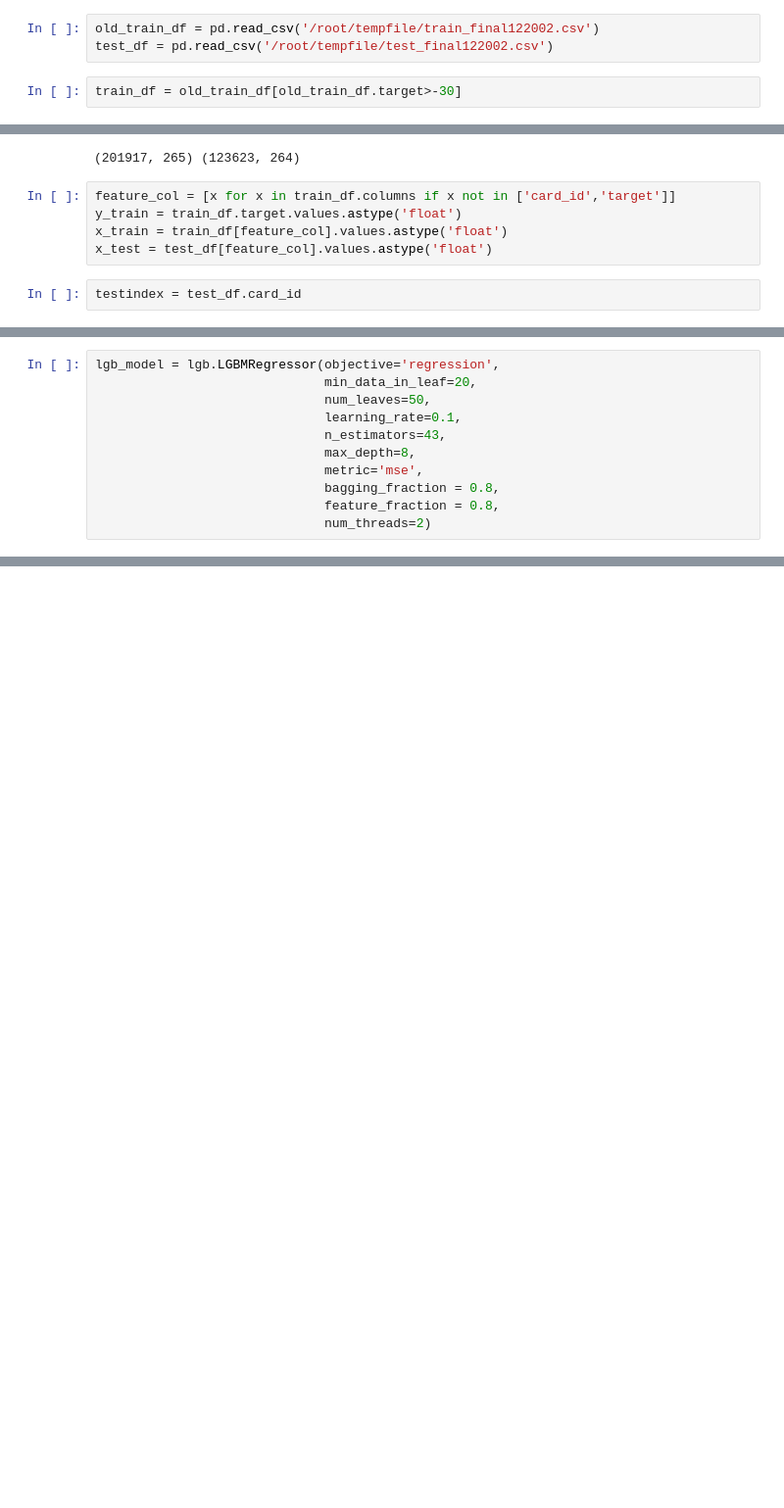
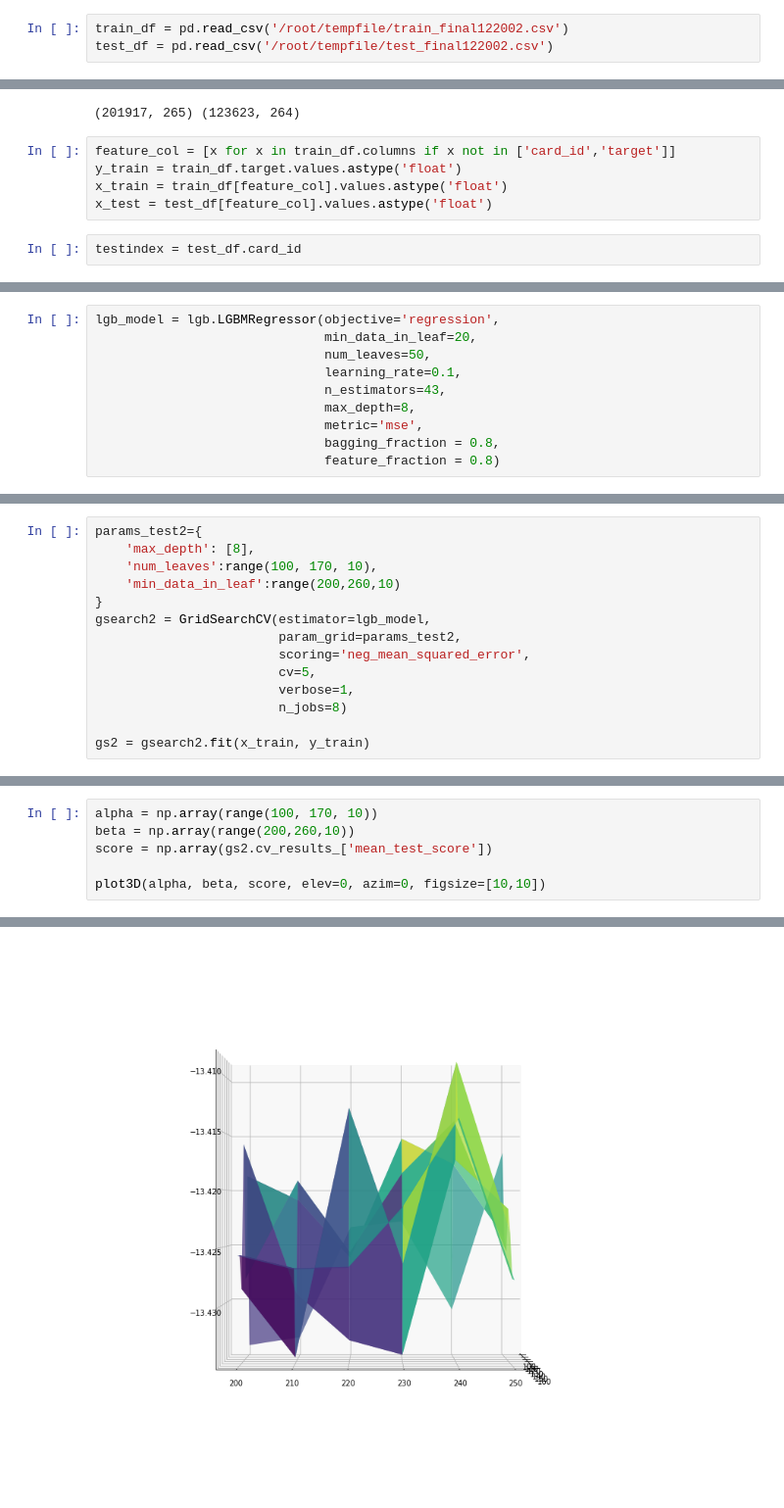
Before and after one commit to chamhoo/elo, a Jupyter notebook: Notebook/train_5.ipynb, the cells around one changed output, grey strips where cells are left out. Shown: that part at 98% size. Drawn from its saved outputs; the diff is of its cells as text; blank space fills up the shorter version.

```diff
--- a/Notebook/train_5.ipynb
+++ b/Notebook/train_5.ipynb
@@ -9,6 +18,4 @@ from sklearn.model_selection import train_test_split
 # %%
-old_train_df = pd.read_csv('/root/tempfile/train_final122002.csv')
+train_df = pd.read_csv('/root/tempfile/train_final122002.csv')
 test_df = pd.read_csv('/root/tempfile/test_final122002.csv')
-# %%
-train_df = old_train_df[old_train_df.target>-30]
 # %%
@@ -33,7 +40,6 @@ lgb_model = lgb.LGBMRegressor(objective='regression',
                               max_depth=8,
                               metric='mse',
                               bagging_fraction = 0.8,
-                              feature_fraction = 0.8,
-                              num_threads=2)
+                              feature_fraction = 0.8)
 # %%
 params_test1={
@@ -63,0 +66,14 @@ print(gs1.best_params_, gs1.best_score_)
+# %%
+params_test2={
+    'max_depth': [8],
+    'num_leaves':range(100, 170, 10),
+    'min_data_in_leaf':range(200,260,10)
+}
+gsearch2 = GridSearchCV(estimator=lgb_model,
+                        param_grid=params_test2,
+                        scoring='neg_mean_squared_error',
+                        cv=5,
+                        verbose=1,
+                        n_jobs=8)
+
+gs2 = gsearch2.fit(x_train, y_train)
@@ -63,0 +90,7 @@ print(gs1.best_params_, gs1.best_score_)
+# %%
+alpha = np.array(range(100, 170, 10))
+beta = np.array(range(200,260,10))
+score = np.array(gs2.cv_results_['mean_test_score'])
+
+plot3D(alpha, beta, score, elev=0, azim=0, figsize=[10,10])
+# %% [output]
@@ -63,0 +98 @@ print(gs1.best_params_, gs1.best_score_)
+[figure, added]
```
Also changed, not shown: parts of 25 cells of this notebook, 1 other file.
